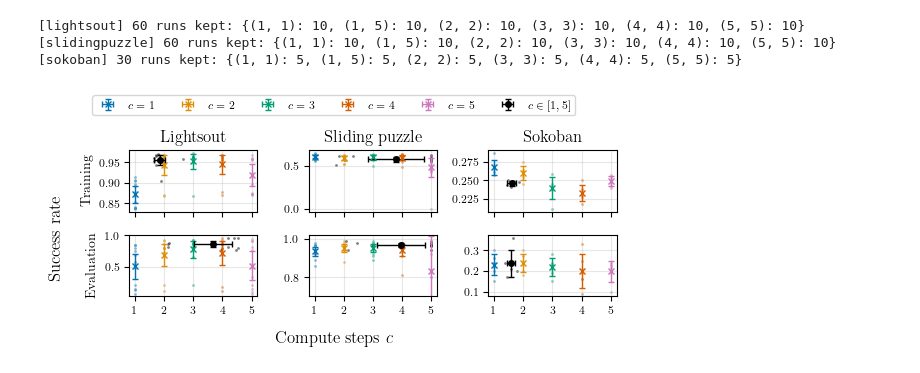
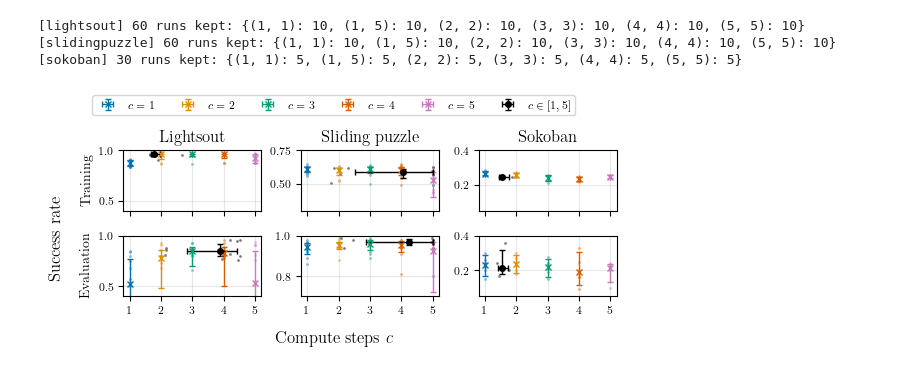
Before and after one commit to chanb/Stoix, a Jupyter notebook: ramdp_experiments/analysis-icot.ipynb, the cells around one changed output. Saved outputs shown, nothing was run; the diff lists cells and outputs as text; code cells hidden in the pictures.

Commit message:
fetch and plotting

```diff
--- a/ramdp_experiments/analysis-icot.ipynb
+++ b/ramdp_experiments/analysis-icot.ipynb
@@ -29,13 +29,15 @@ CSV_PATHS = {
 FILTERS = {
     "lightsout": {
         "system.gamma": 0.999,
+        "system.halting_lr": None,
     },
     "slidingpuzzle": {
-        "network.actor_network.pre_torso.halting_temperature": 1.0,
+        # "network.actor_network.pre_torso.halting_temperature": 1.0,
         "network.actor_network.pre_torso.stop_gradient_halting_input": False,
         "system.actor_lr": 0.0003,
         "system.halting_ent_coef": 0.0,
         "system.clip_halting_head": True,
+        # "system.halting_lr": 0.0001,
     },
     "sokoban": {
         "network.actor_network.pre_torso.halting_temperature": 1.0,
@@ -48,6 +50,9 @@ FILTERS = {
 
 ARCH = None  # None = use whichever single arch is present in the CSV
 TRIM_N = 0  # drop this many highest- and lowest-performing seeds per (budget, gamma) group before averaging
+SEED_PERCENTILE = 0  # per budget, keep runs whose final training success rate is at or above this percentile; None keeps all
+AGGREGATE = "iqm"  # across seeds: "iqm" / "median" (95% bootstrap CI) or "mean" (95% normal CI)
+N_BOOTSTRAP = 10000
 # %%
 def get_df(csv_path):
     df = pd.read_csv(csv_path)
@@ -100,6 +105,7 @@ FILTER_KEY_TO_COLUMN = {
     "system.halting_ent_coef": "halting_ent_coef",
     "system.actor_lr": "actor_lr",
     "system.clip_halting_head": "clip_halting_head",
+    "system.halting_lr": "halting_lr",
 }
 # Only meaningful for adaptive (min_steps < max_steps) policies.
 HALTING_FILTER_KEYS = {
@@ -107,6 +113,7 @@ HALTING_FILTER_KEYS = {
     "network.actor_network.pre_torso.stop_gradient_halting_input",
     "system.halting_ent_coef",
     "system.clip_halting_head",
+    "system.halting_lr",
 }
 
 ENV_NAMES = {
@@ -126,9 +133,25 @@ def load_filtered(env_name):
         if col is None or col not in df.columns:
             print(f"[{env_name}] filter {key!r} has no CSV column - ignored")
             continue
-        match = np.isclose(df[col], val) if isinstance(val, float) else (df[col] == val)
+        if val is None:  # config unset -> NaN in the CSV
+            match = df[col].isna()
+        elif isinstance(val, float):
+            match = np.isclose(df[col], val)
+        else:
+            match = df[col] == val
         keep &= (match | ~adaptive) if key in HALTING_FILTER_KEYS else match
     df = df[keep]
+    if SEED_PERCENTILE is not None:
+        # Score on the training metric so the evaluation row isn't used for selection.
+        train_prefix, train_metrics = ROWS["Training"]
+        per_run = df.sort_values("_step").groupby("run_id").agg(
+            score=(f"{train_prefix}/{train_metrics[env_name]}", tail_mean),
+            min_steps=("min_steps", "first"), max_steps=("max_steps", "first"),
+        )
+        cutoff = per_run.groupby(["min_steps", "max_steps"])["score"].transform(
+            lambda s: s.quantile(SEED_PERCENTILE / 100)
+        )
+        df = df[df["run_id"].isin(per_run.index[per_run["score"] >= cutoff])]
     runs = df.drop_duplicates("run_id")
     print(
         f"[{env_name}] {runs['run_id'].nunique()} runs kept:",
@@ -148,15 +171,45 @@ def compute_vs_solve(df, x_metric, y_metric):
     ).dropna(subset=["x", "y"])
     rows = []
     for (mn, mx), g in per_run.groupby(["min_steps", "max_steps"]):
-        n = len(g)
-        sem = lambda s: CI95_Z * s.std() / np.sqrt(n) if n > 1 else 0.0
+        x_c, x_err = center_and_ci(g["x"].values)
+        y_c, y_err = center_and_ci(g["y"].values)
         rows.append({
-            "budget": budget_label(mn, mx), "n": n,
-            "x": g["x"].mean(), "x_ci": sem(g["x"]),
-            "y": g["y"].mean(), "y_ci": sem(g["y"]),
+            "budget": budget_label(mn, mx), "n": len(g),
+            "x": x_c, "x_ci": x_err, "y": y_c, "y_ci": y_err,
             "xs": g["x"].values, "ys": g["y"].values,
         })
     return pd.DataFrame(rows)
+
+
+def aggregate(v, axis=-1):
+    """AGGREGATE of v along `axis`. "iqm" is the interquartile mean: the mean of the
+    middle 50% after dropping int(n/4) values from each end (scipy.stats.trim_mean(v, 0.25))."""
+    v = np.asarray(v, dtype=float)
+    if AGGREGATE == "mean":
+        return v.mean(axis=axis)
+    if AGGREGATE == "median":
+        return np.median(v, axis=axis)
+    if AGGREGATE == "iqm":
+        n = v.shape[axis]
+        k = int(0.25 * n)
+        return np.take(np.sort(v, axis=axis), np.arange(k, n - k), axis=axis).mean(axis=axis)
+    raise ValueError(f"Unknown AGGREGATE {AGGREGATE!r}")
+
+
+def center_and_ci(v, rng=np.random.default_rng(0)):
+    """AGGREGATE of v across seeds plus a 95% CI as a [[lower], [upper]] errorbar
+    offset: normal-approximation for the mean, percentile bootstrap for median/iqm."""
+    n = len(v)
+    if AGGREGATE == "mean":
+        c = v.mean()
+        h = CI95_Z * v.std(ddof=1) / np.sqrt(n) if n > 1 else 0.0
+        return c, [[h], [h]]
+    c = aggregate(v)
+    if n <= 1:
+        return c, [[0.0], [0.0]]
+    boot = aggregate(rng.choice(v, size=(N_BOOTSTRAP, n), replace=True), axis=1)
+    lo, hi = np.percentile(boot, [2.5, 97.5])
+    return c, [[c - lo], [hi - c]]
 
 
 def pretty_budget(budget):
@@ -187,33 +240,40 @@ for col_i, env_name in enumerate(env_names):
         budgets = sorted(stats["budget"], key=lambda b: (b.startswith("adaptive"), b))
         for _, row in stats.set_index("budget").loc[budgets].reset_index().iterrows():
             color = colors.get(row["budget"], (0.0, 0.0, 0.0))
             ax.scatter(row["xs"], row["ys"], color=color, s=4, alpha=0.5, linewidths=0)
             h = ax.errorbar(
                 row["x"], row["y"], xerr=row["x_ci"], yerr=row["y_ci"],
                 fmt="o" if row["budget"].startswith("adaptive") else "x",
                 color=color, ms=4, elinewidth=1, capsize=2,
             )
             legend_entries.setdefault(pretty_budget(row["budget"]), h)
         if row_i == 0:
             ax.set_title(ENV_NAMES[env_name])
         if col_i == 0:
             ax.set_ylabel(row_name)
         ax.grid(True, alpha=0.3)
-        if env_name == "slidingpuzzle" and row_name == "Evaluation":
-            ax.set_ylim(0.7, 1.02)
+        if env_name == "slidingpuzzle":
+            if row_i == 0:
+                ax.set_ylim(0.3, 0.75)
+            elif row_i == 1:
+                ax.set_ylim(0.7, 1.0)
+        elif env_name == "lightsout":
+            ax.set_ylim(0.4, 1.0)
+        elif env_name == "sokoban":
+            ax.set_ylim(0.05, 0.4)
         ax.set_xticks([1, 2, 3, 4, 5])
 
 fig.supylabel("Success rate")
 fig.supxlabel("Compute steps $c$", y=0.06)
 fig.legend(
     legend_entries.values(), legend_entries.keys(),
     bbox_to_anchor=(0.0, 1.0, 1.0, 0.0), loc="lower center",
     ncols=6, borderaxespad=0.0, frameon=True,
 )
 fig.tight_layout()
 plt.savefig("analysis-icot-compute-vs-solve.pdf", dpi=600, format="pdf", bbox_inches="tight")
 # %% [output]
 [lightsout] 60 runs kept: {(1, 1): 10, (1, 5): 10, (2, 2): 10, (3, 3): 10, (4, 4): 10, (5, 5): 10}
 [slidingpuzzle] 60 runs kept: {(1, 1): 10, (1, 5): 10, (2, 2): 10, (3, 3): 10, (4, 4): 10, (5, 5): 10}
 [sokoban] 30 runs kept: {(1, 1): 5, (1, 5): 5, (2, 2): 5, (3, 3): 5, (4, 4): 5, (5, 5): 5}
-[figure, old version]
+[figure, new version]
```
Also changed, not shown: 4 other files.
